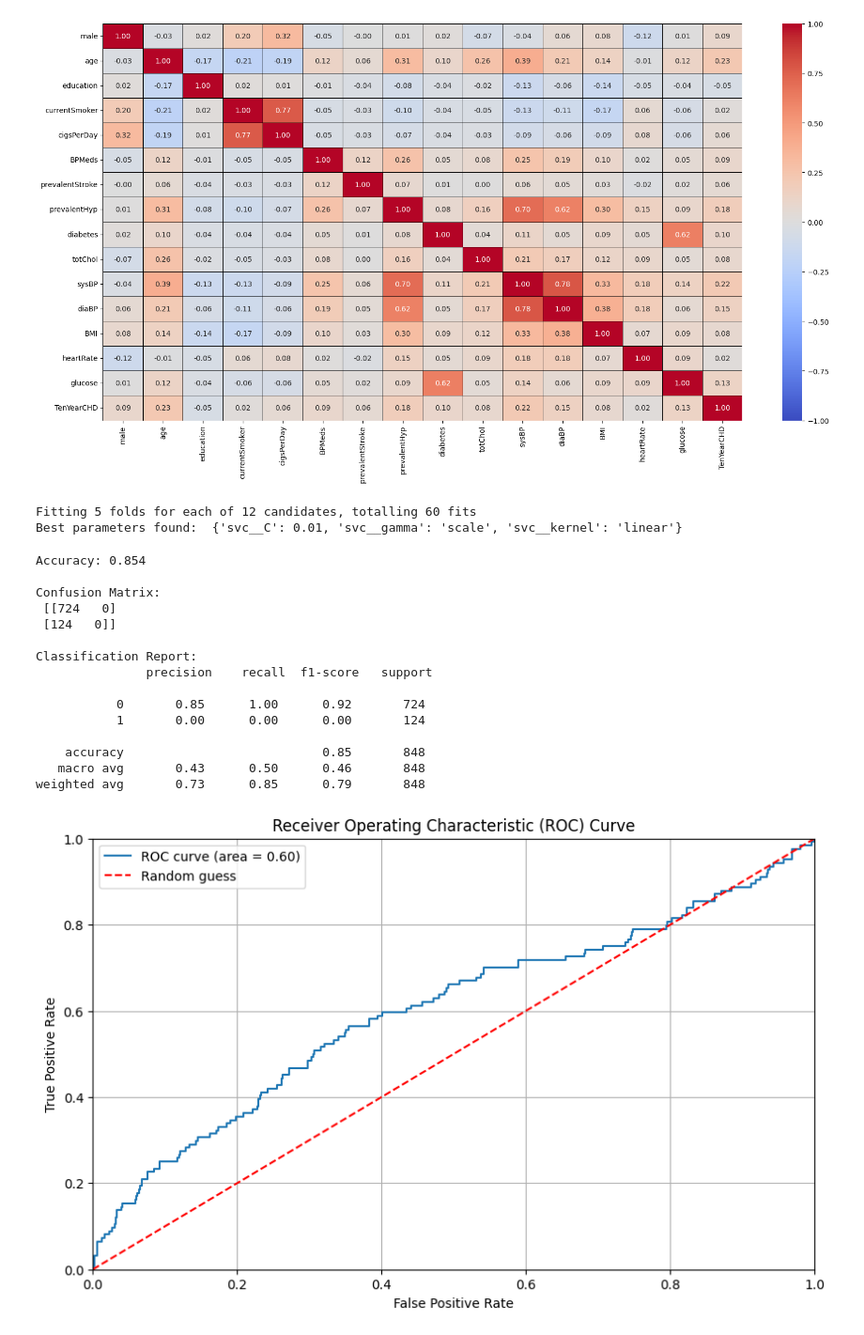
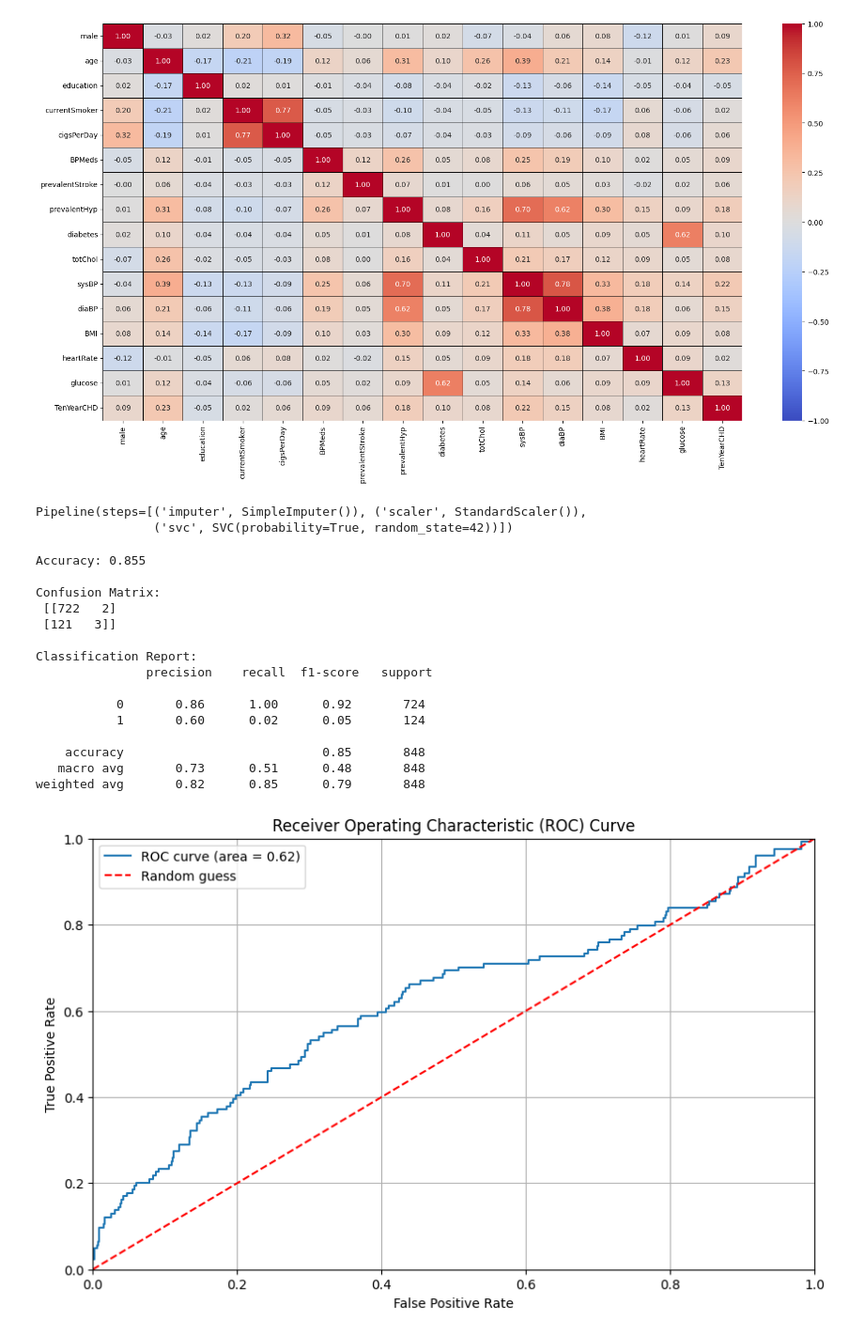
Before and after one commit to muh-imadudin/JupyterLab, a Jupyter notebook: Heart Disease/code_SVC.ipynb, the cells around one changed output. Shown: that part at 94% size. Cells and saved outputs as stored; diff of their text form; code cells hidden in the pictures.

```diff
--- a/Heart Disease/code_SVC.ipynb
+++ b/Heart Disease/code_SVC.ipynb
@@ -119,62 +119,62 @@ pipeline = Pipeline([
     ('svc', SVC(probability=True, random_state=42))
 ])
 
-param_grid = {
-    'svc__C': [0.1, 1, 10],
-    'svc__kernel': ['linear', 'rbf'],
-    'svc__gamma': ['scale', 'auto']
-}
+# param_grid = {
+#     'svc__C': [0.1, 1, 10],
+#     'svc__kernel': ['linear', 'rbf'],
+#     'svc__gamma': ['scale', 'auto']
+# }
 
-grid_search = GridSearchCV(pipeline, param_grid, cv=5, scoring='accuracy', verbose=1)
+# grid_search = GridSearchCV(pipeline, param_grid, cv=5, scoring='accuracy', verbose=1)
 
-grid_search.fit(X_train, y_train)
+pipeline.fit(X_train, y_train)
 
-print("Best parameters found: ", grid_search.best_params_)
+# print("Best parameters found: ", grid_search.best_params_)
 # %% [output]
-Fitting 5 folds for each of 12 candidates, totalling 60 fits
-Best parameters found:  {'svc__C': 0.01, 'svc__gamma': 'scale', 'svc__kernel': 'linear'}
+Pipeline(steps=[('imputer', SimpleImputer()), ('scaler', StandardScaler()),
+                ('svc', SVC(probability=True, random_state=42))])
 # %%
 from sklearn.metrics import classification_report, confusion_matrix, accuracy_score
 
-best_model = grid_search.best_estimator_
-y_pred = best_model.predict(X_test)
+# best_model = grid_search.best_estimator_
+y_pred = pipeline.predict(X_test)
 
 print(f"Accuracy: {accuracy_score(y_test, y_pred):.3f}\n")
 print(f"Confusion Matrix: \n {confusion_matrix(y_test, y_pred)}\n")
 print(f"Classification Report: \n {classification_report(y_test, y_pred)}\n")
 # %% [output]
-Accuracy: 0.854
+Accuracy: 0.855
 
 Confusion Matrix:
- [[724   0]
- [124   0]]
+ [[722   2]
+ [121   3]]
 
 Classification Report:
                precision    recall  f1-score   support
 
-           0       0.85      1.00      0.92       724
-           1       0.00      0.00      0.00       124
+           0       0.86      1.00      0.92       724
+           1       0.60      0.02      0.05       124
 
     accuracy                           0.85       848
-   macro avg       0.43      0.50      0.46       848
-weighted avg       0.73      0.85      0.79       848
+   macro avg       0.73      0.51      0.48       848
+weighted avg       0.82      0.85      0.79       848
 # %%
 from sklearn.metrics import auc, roc_curve
 
-y_scores = best_model.predict_proba(X_test)[:, 1]
+y_scores = pipeline.predict_proba(X_test)[:, 1]
 fpr, tpr, thresholds = roc_curve(y_test, y_scores)
 roc_auc = auc(fpr, tpr)
 
 plt.figure(figsize=(10, 6))
 plt.plot(fpr, tpr, label=f'ROC curve (area = {roc_auc:.2f})')
 plt.plot([0, 1], [0, 1], 'r--', label='Random guess')
 plt.xlim([0.0, 1.0])
 plt.ylim([0.0, 1.0])
 plt.xlabel('False Positive Rate')
 plt.ylabel('True Positive Rate')
 plt.title('Receiver Operating Characteristic (ROC) Curve')
 plt.legend(loc='upper left')
 plt.grid()
 plt.show()
 # %% [output]
-[figure, old version]
+[figure, new version]
```
Also changed, not shown: 4 other files.
